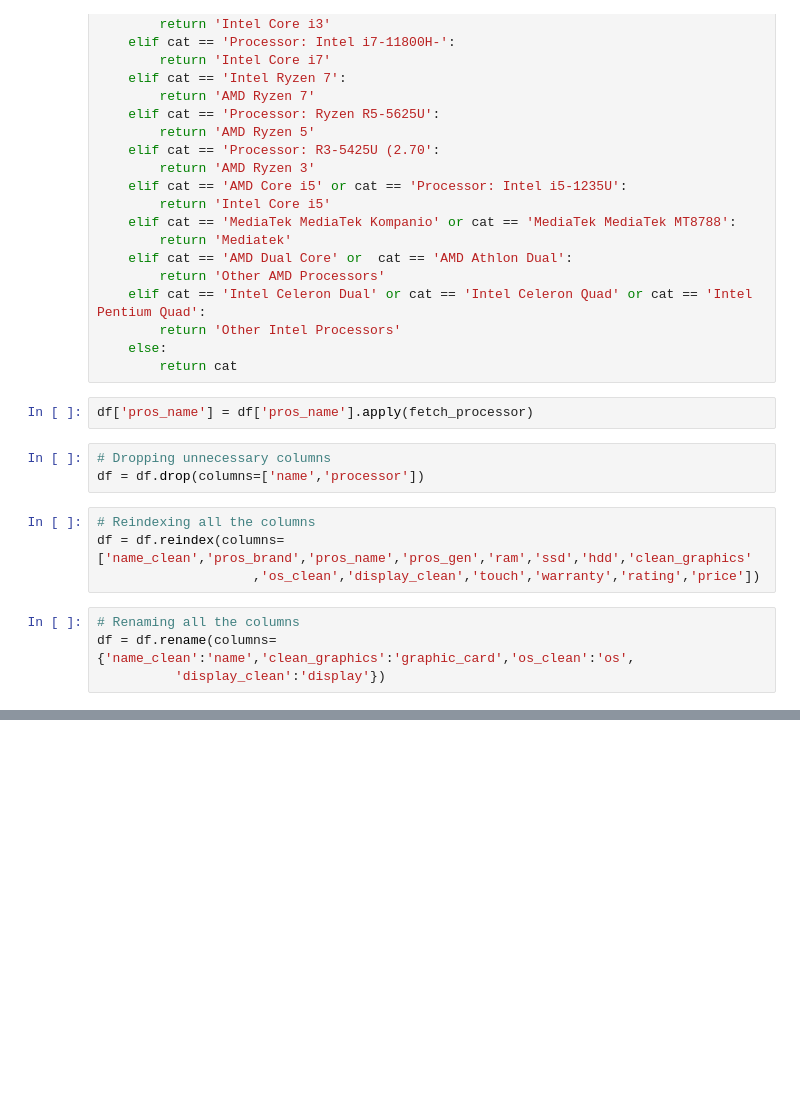
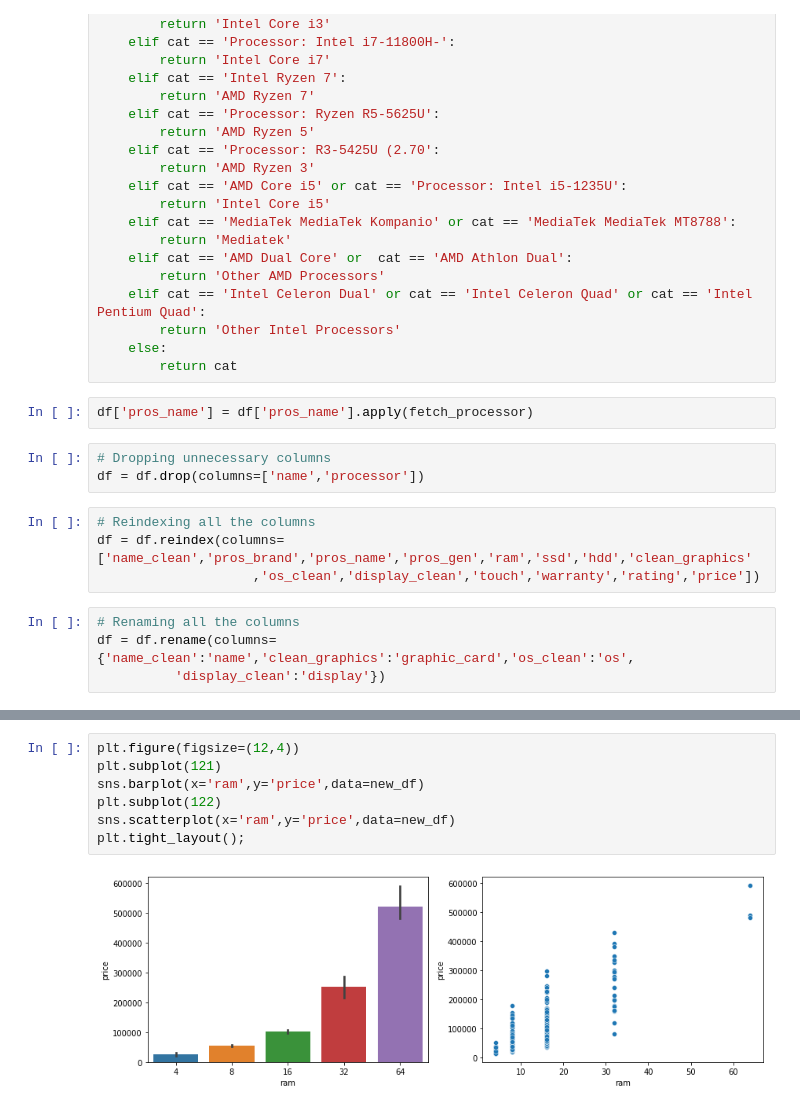
Before and after one commit to jeniljani-4444/End-to-End-Laptop-Price-Prediction, a Jupyter notebook: Flipkart Laptop Price Prediction.ipynb, the cells around one changed output, grey strips where cells are left out. Cells and saved outputs as stored; diff of their text form; blank space fills up the shorter version.

```diff
--- a/Flipkart Laptop Price Prediction.ipynb
+++ b/Flipkart Laptop Price Prediction.ipynb
@@ -256,0 +317,9 @@ df = df.rename(columns={'name_clean':'name','clean_graphics':'graphic_card','os_
+# %%
+plt.figure(figsize=(12,4))
+plt.subplot(121)
+sns.barplot(x='ram',y='price',data=new_df)
+plt.subplot(122)
+sns.scatterplot(x='ram',y='price',data=new_df)
+plt.tight_layout();
+# %% [output]
+[figure, added]
```
Also changed, not shown: parts of 11 cells of this notebook, 1 other file.
